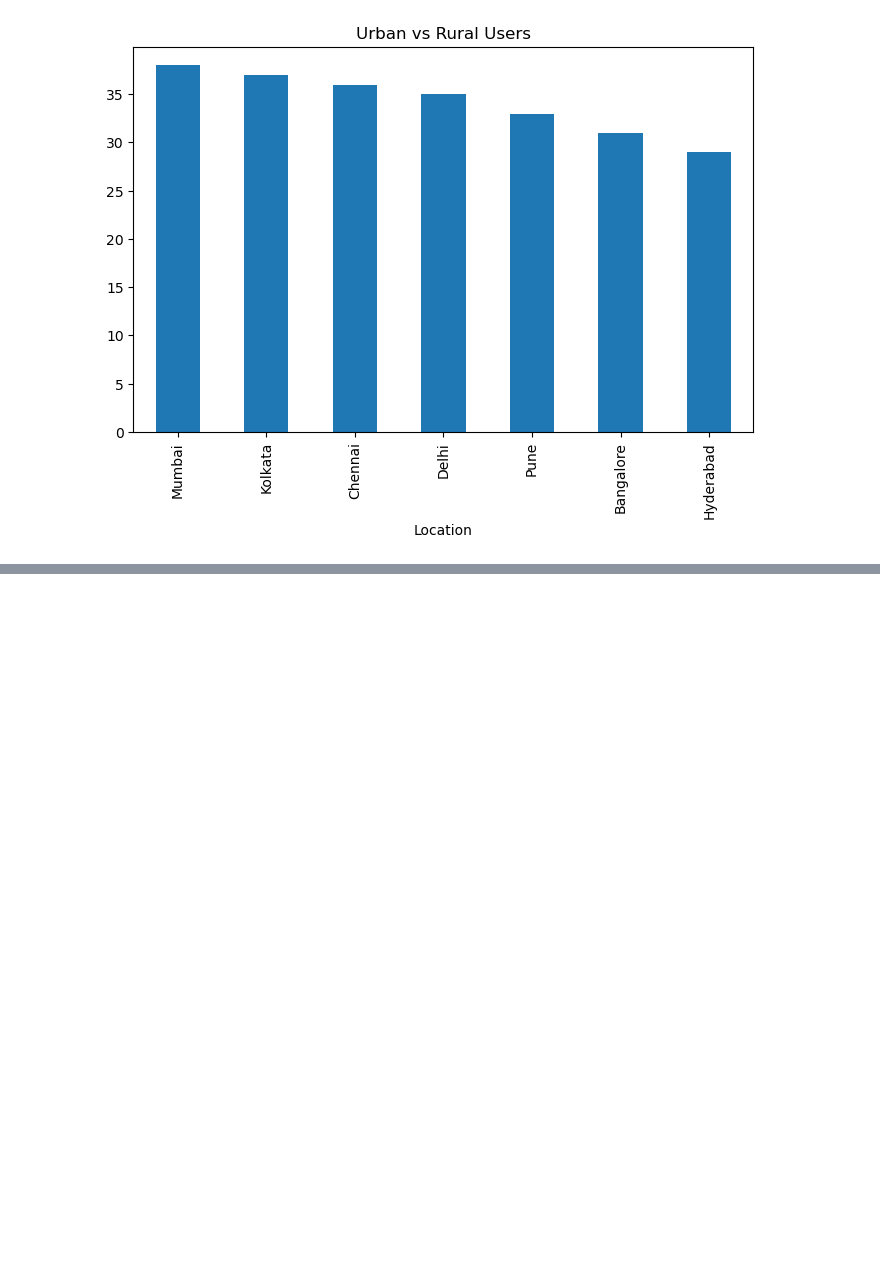
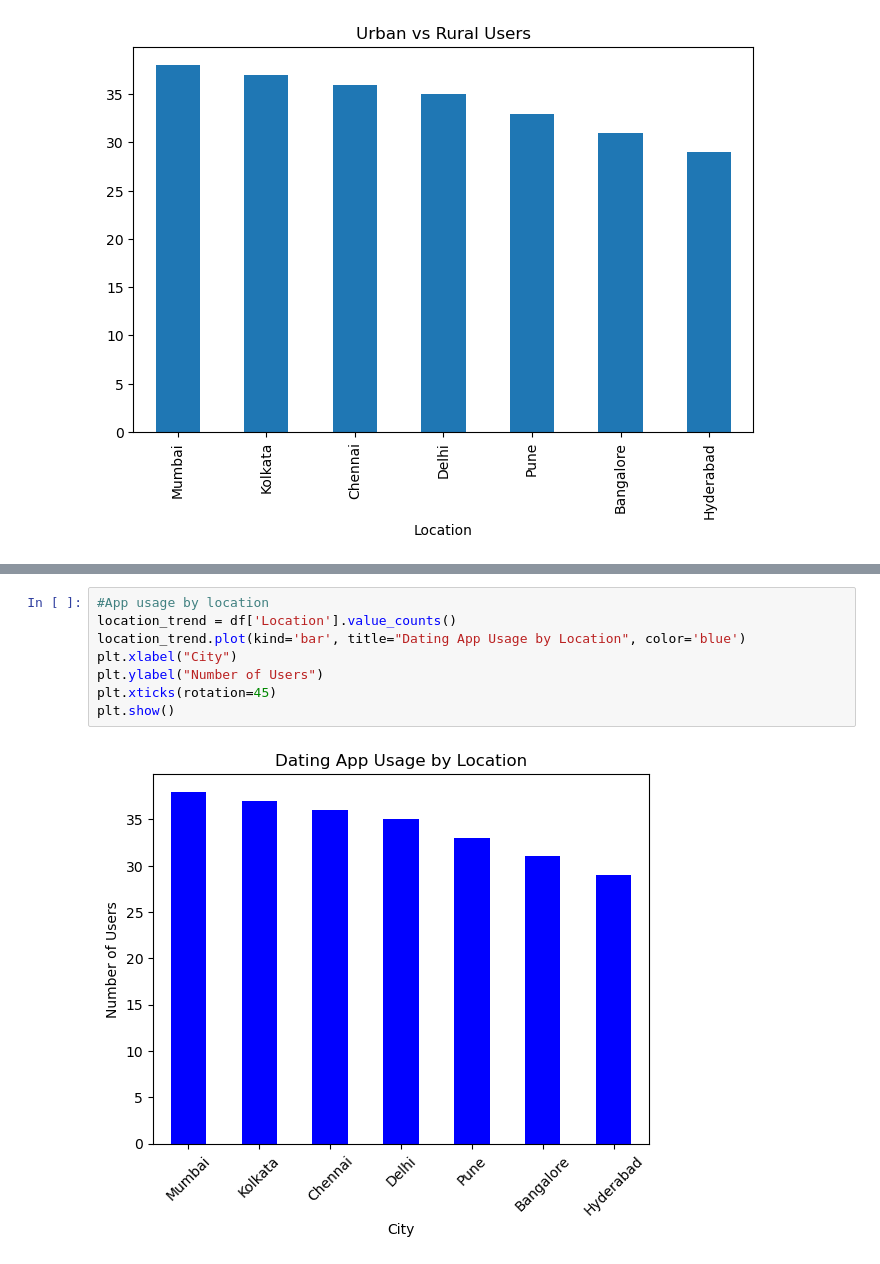
Before and after one commit to Kofi-Yankson/ML-EDA, a Jupyter notebook: version1.ipynb, the cells around one changed output, grey strips where cells are left out. Saved outputs shown, nothing was run; the diff lists cells and outputs as text; blank space fills up the shorter version.

```diff
--- a/version1.ipynb
+++ b/version1.ipynb
@@ -270,0 +297,10 @@ plt.show()
+# %%
+#App usage by location
+location_trend = df['Location'].value_counts()
+location_trend.plot(kind='bar', title="Dating App Usage by Location", color='blue')
+plt.xlabel("City")
+plt.ylabel("Number of Users")
+plt.xticks(rotation=45)
+plt.show()
+# %% [output]
+[figure, added]
```
Also changed, not shown: parts of 5 cells of this notebook.
